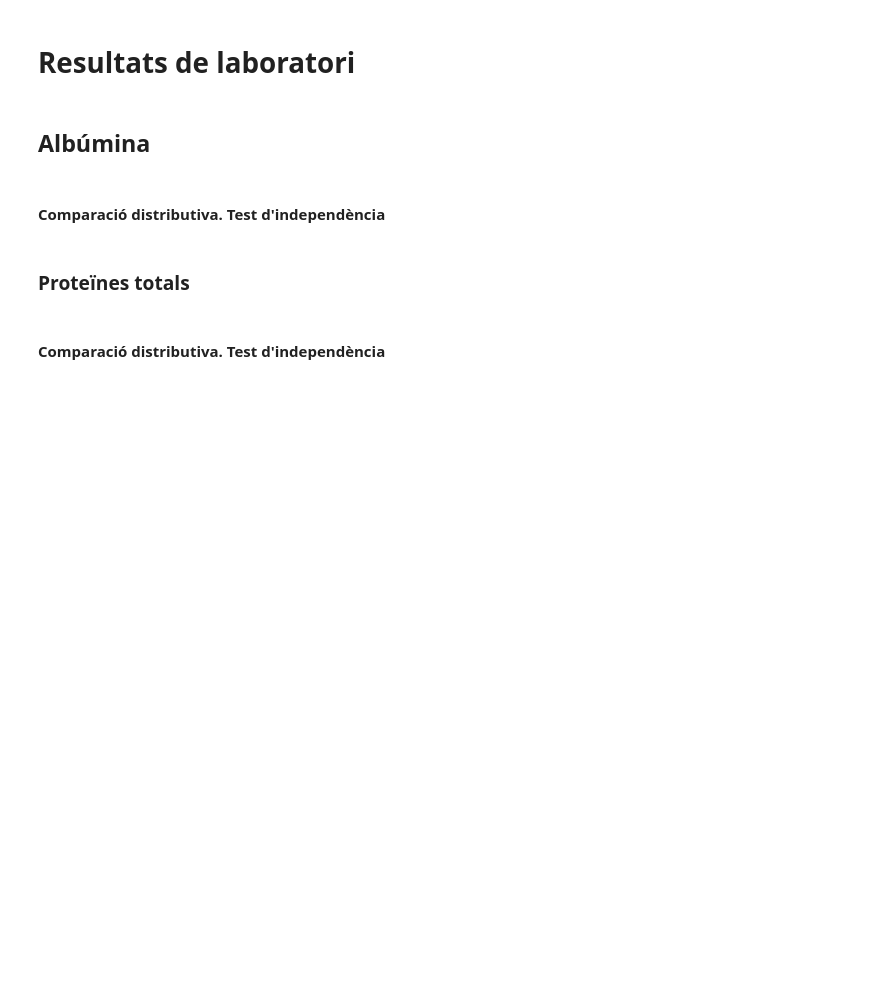
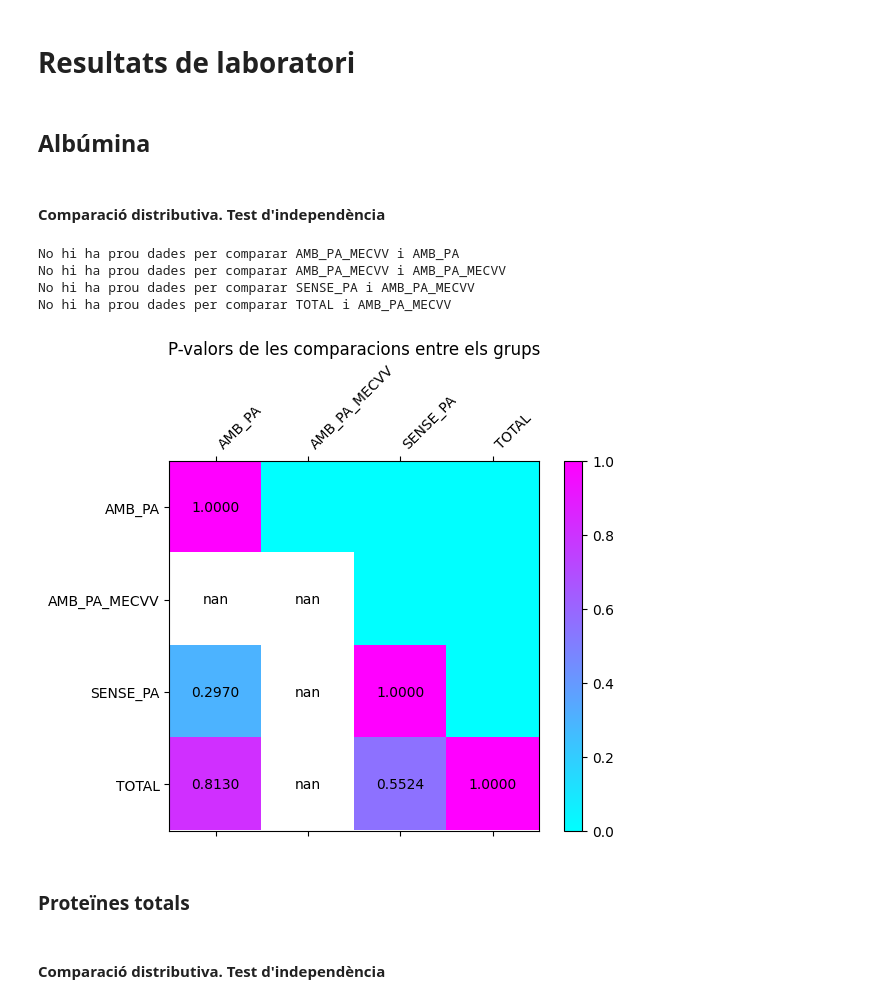
Before and after one commit to MCastelH/PRACTICUM, a Jupyter notebook: general+tests+lab.ipynb, the cells around one changed output. Drawn from its saved outputs; the diff is of its cells as text; code cells hidden in the pictures; blank space fills up the shorter version.

```diff
--- a/general+tests+lab.ipynb
+++ b/general+tests+lab.ipynb
@@ -395,7 +558,13 @@ test_indepe_bin_plot(data_1= TOTAL['split_database'], data_2= TOTAL['Fibrosi pul
 # %% [markdown]
 #### Comparació distributiva. Test d'independència
 # %%
-test_indepe_plot({'AMB_PA': AMB_PA['Albumin'], 'AMB_PA_MECVV': AMB_PA_MECVV['Albumin'], 'SENSE_PA': SENSE_PA['Albumin'], 'TOTAL': TOTAL['Albumin']})
+test_indepe_plot({'AMB_PA': AMB_PA['Albúmina'], 'AMB_PA_MECVV': AMB_PA_MECVV['Albúmina'], 'SENSE_PA': SENSE_PA['Albúmina'], 'TOTAL': TOTAL['Albúmina']})
+# %% [output]
+No hi ha prou dades per comparar AMB_PA_MECVV i AMB_PA
+No hi ha prou dades per comparar AMB_PA_MECVV i AMB_PA_MECVV
+No hi ha prou dades per comparar SENSE_PA i AMB_PA_MECVV
+No hi ha prou dades per comparar TOTAL i AMB_PA_MECVV
+[figure, added]
 # %% [markdown]
 ### Proteïnes totals
 # %% [markdown]
```
Also changed, not shown: parts of 21 cells of this notebook, 6 other files.
